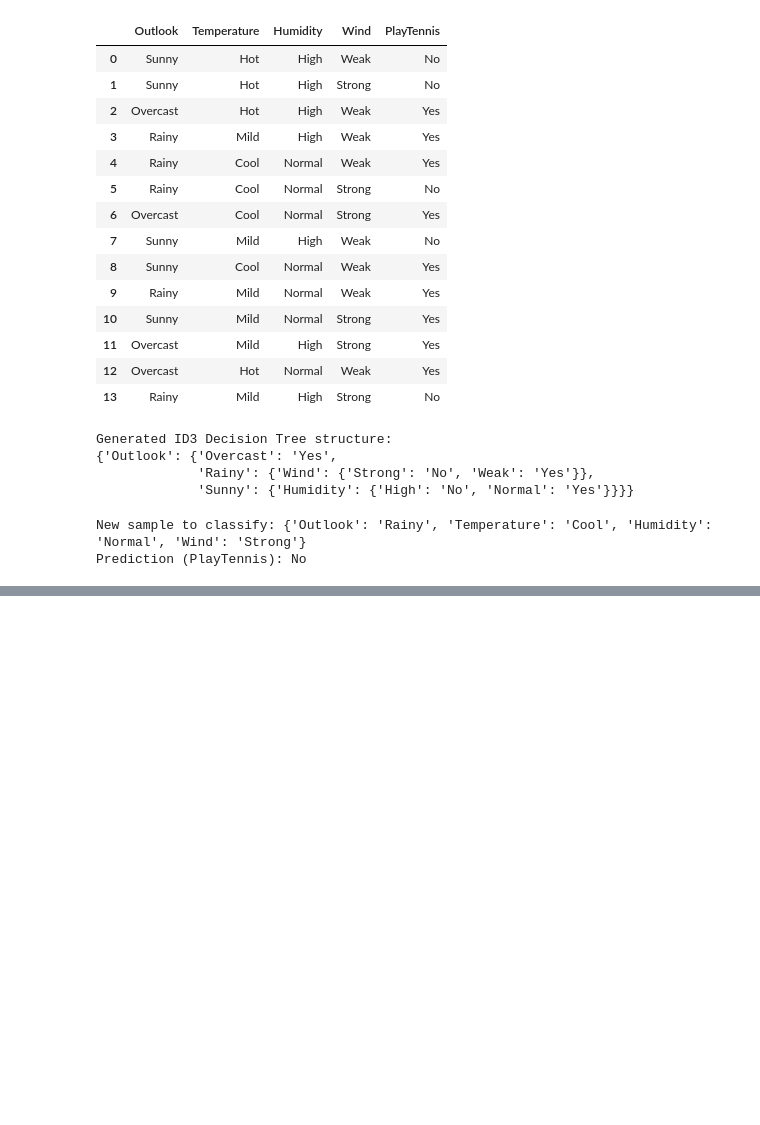
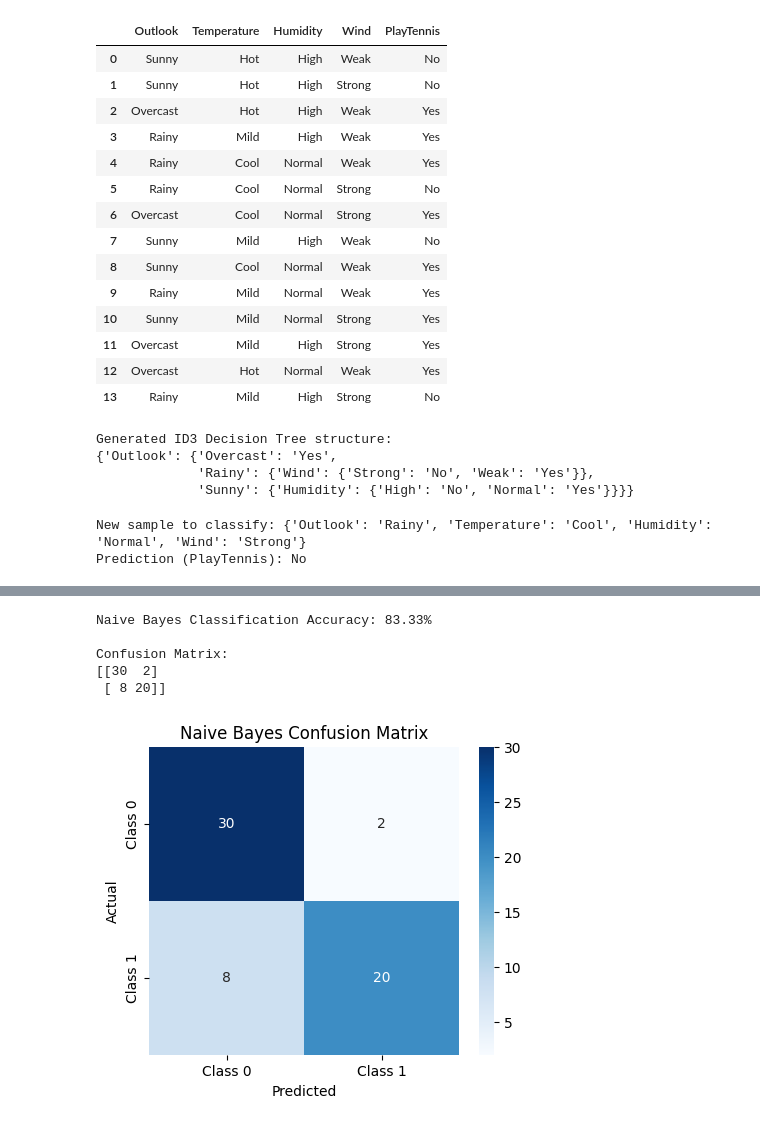
Before and after one commit to Sanhith30/ITA0605-ML, a Jupyter notebook: Practical_ProblemsML.ipynb, the cells around one changed output, grey strips where cells are left out. Drawn from its saved outputs; the diff is of its cells as text; code cells hidden in the pictures; blank space fills up the shorter version.

```diff
--- a/Practical_ProblemsML.ipynb
+++ b/Practical_ProblemsML.ipynb
@@ -260,0 +366,39 @@ Prediction (PlayTennis): No
+# %%
+from sklearn.model_selection import train_test_split
+from sklearn.naive_bayes import GaussianNB
+from sklearn.metrics import confusion_matrix, accuracy_score
+import seaborn as sns
+import matplotlib.pyplot as plt
+
+# Split into training and test datasets
+X_train, X_test, y_train, y_test = train_test_split(X, y.ravel(), test_size=0.3, random_state=42)
+
+# Initialize and train Gaussian Naive Bayes Classifier
+nb_clf = GaussianNB()
+nb_clf.fit(X_train, y_train)
+
+# Predict
+y_pred = nb_clf.predict(X_test)
+
+# Metrics
+acc = accuracy_score(y_test, y_pred)
+cm = confusion_matrix(y_test, y_pred)
+
+print(f"Naive Bayes Classification Accuracy: {acc * 100:.2f}%")
+print("\nConfusion Matrix:")
+print(cm)
+
+# Plot confusion matrix
+plt.figure(figsize=(5, 4))
+sns.heatmap(cm, annot=True, fmt="d", cmap="Blues", xticklabels=['Class 0', 'Class 1'], yticklabels=['Class 0', 'Class 1'])
+plt.xlabel('Predicted')
+plt.ylabel('Actual')
+plt.title('Naive Bayes Confusion Matrix')
+plt.show()
+# %% [output]
+Naive Bayes Classification Accuracy: 83.33%
+
+Confusion Matrix:
+[[30  2]
+ [ 8 20]]
+[figure, added]
```
Also changed, not shown: parts of 13 cells of this notebook.
